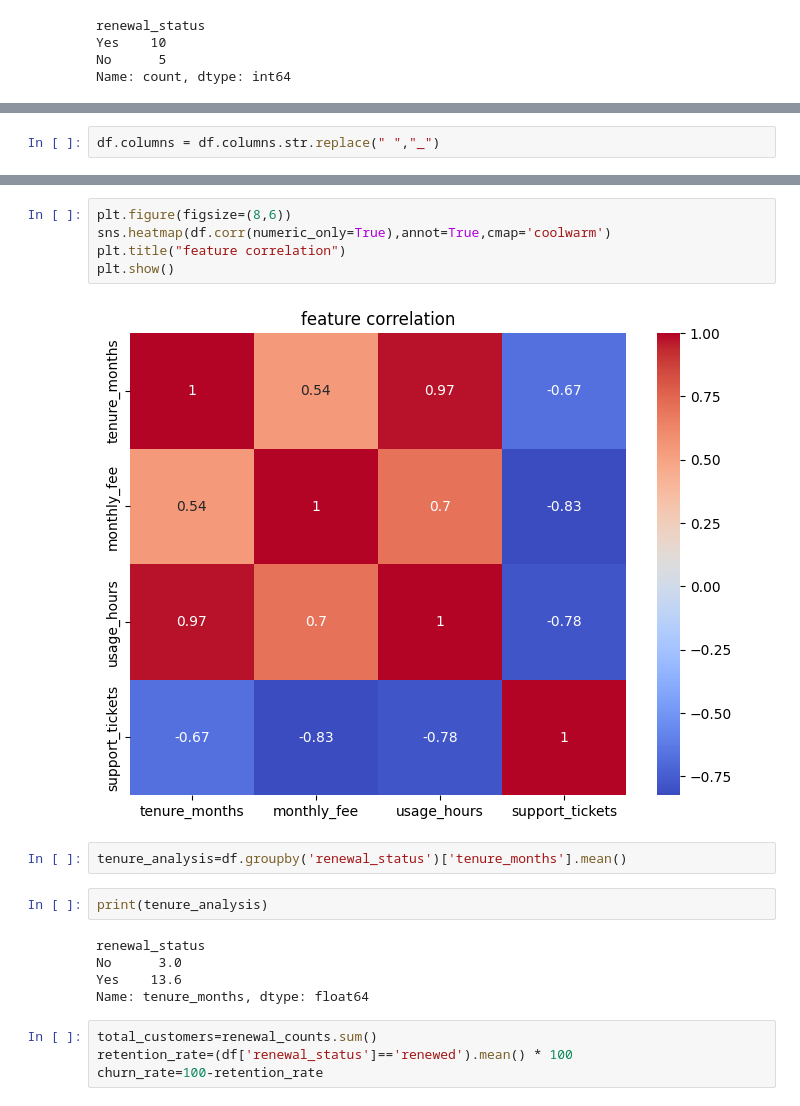
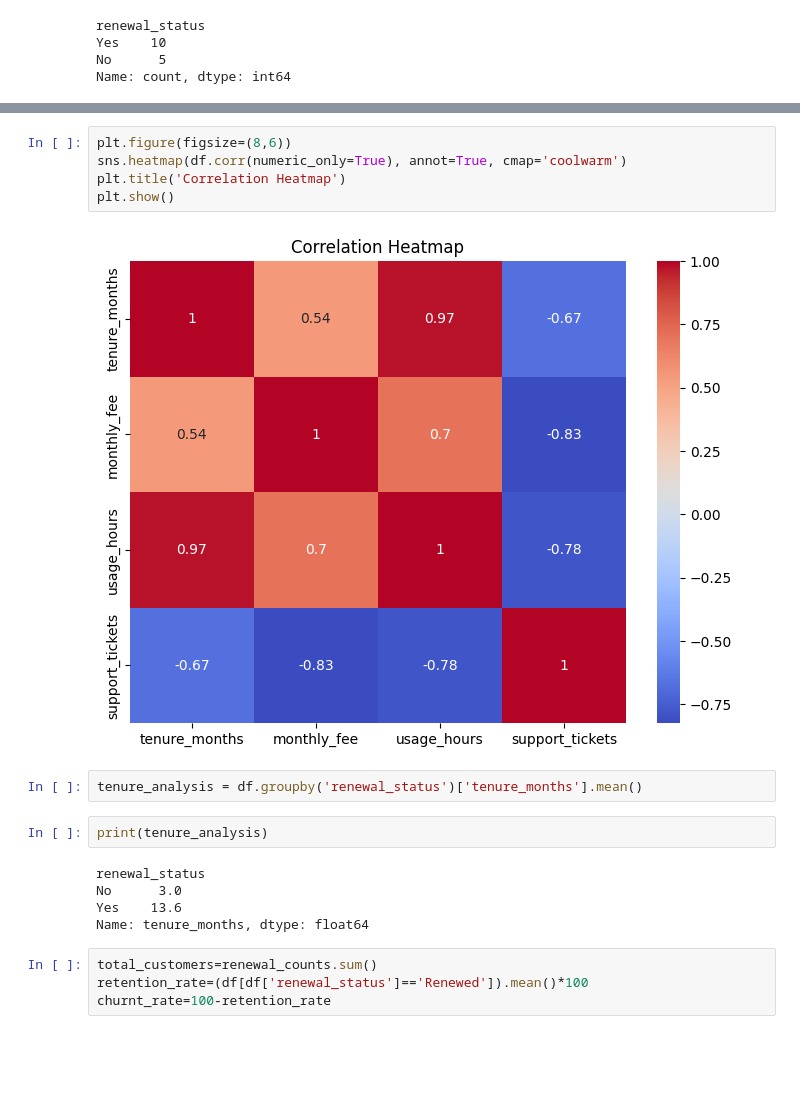
Before and after one commit to sk2337138-cyber/online-subscription-eda, a Jupyter notebook: project.ipynb, the cells around one changed output, grey strips where cells are left out. Saved outputs shown, nothing was run; the diff lists cells and outputs as text; blank space fills up the shorter version.

```diff
--- a/project.ipynb
+++ b/project.ipynb
@@ -83,5 +83,3 @@ plt.show()
-# %%
-df.columns = df.columns.str.replace(" ","_")
 # %%
 plt.figure()
 renewal_counts.plot(kind='bar')
@@ -93,13 +91,13 @@ plt.show()
 [figure]
 # %%
 plt.figure(figsize=(8,6))
-sns.heatmap(df.corr(numeric_only=True),annot=True,cmap='coolwarm')
-plt.title("feature correlation")
+sns.heatmap(df.corr(numeric_only=True), annot=True, cmap='coolwarm')
+plt.title('Correlation Heatmap')
 plt.show()
 # %% [output]
-[figure, old version]
+[figure, new version]
 # %%
-tenure_analysis=df.groupby('renewal_status')['tenure_months'].mean()
+tenure_analysis = df.groupby('renewal_status')['tenure_months'].mean()
 # %%
 print(tenure_analysis)
 # %% [output]
@@ -109,8 +107,8 @@ Yes    13.6
 Name: tenure_months, dtype: float64
 # %%
 total_customers=renewal_counts.sum()
-retention_rate=(df['renewal_status']=='renewed').mean() * 100
-churn_rate=100-retention_rate
+retention_rate=(df[df['renewal_status']=='Renewed']).mean()*100
+churnt_rate=100-retention_rate
 # %%
 print(retention_rate,"%")
 # %% [output]
```
Also changed, not shown: parts of 7 cells of this notebook.
